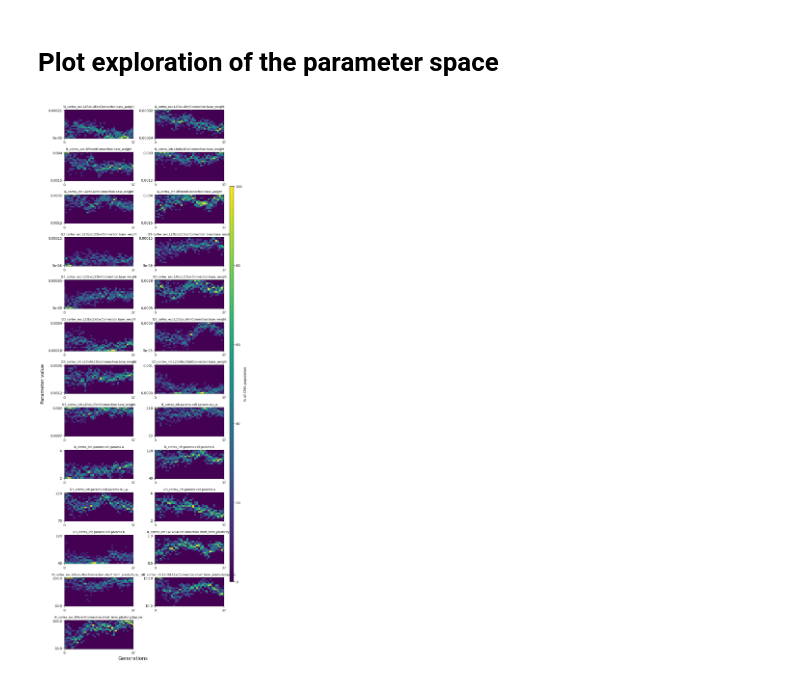
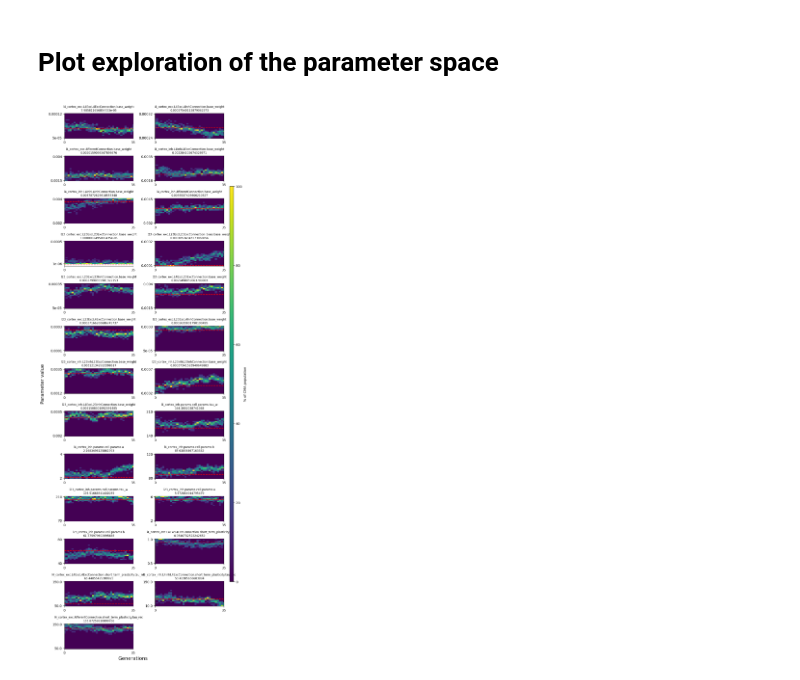
Before and after one commit to DrTaDa/OptLSV1M, a Jupyter notebook: Analyze optimization.ipynb, the cells around one changed output. Cells and saved outputs as stored; diff of their text form; code cells hidden in the pictures.

```diff
--- a/Analyze optimization.ipynb
+++ b/Analyze optimization.ipynb
@@ -24,6 +24,3 @@ fitness_calculator = define_fitness_calculator(opt_config)
 params = define_parameters(opt_config)
 param_names = [p.name for p in params]
 scores_names = [target.name for target in fitness_calculator.objectives]
-
-for p in params:
-    print(p.name, p.bounds)
@@ -141,7 +120,8 @@ sheets.l4_cortex_exc.AfferentConnection.short_term_plasticity.tau_rec: 110.56614
 # %%
 score = [float(f) for f in run["halloffame"][0].fitness.values]
+best_params = [float(f) for f in run["halloffame"][0]]
 pos = [*range(len(score))]
-
+print(sum(score))
 fig, axs = plt.subplots(1, figsize=(3, 0.8 + 0.150 * len(pos)), squeeze=False)
 
 axs[0, 0].barh(pos, score, height=0.7, align="center", color="gray")
@@ -275,36 +256,41 @@ axs = axs.flat
 
 # Plot the histograms
 for param_index, param in enumerate(params):
+
     axs[param_index].imshow(
         100.0 * numpy.flip(histograms[param_index].T, 0),
         aspect="auto",
         interpolation="none",
     )
 
-    axs[param_index].set_title(list(param_names)[param_index].replace("sheets.", ""), size="small")
+    bin_ = 20 * (best_params[param_index] - param.bounds[0]) / (param.bounds[1] - param.bounds[0])
+
+    axs[param_index].axhline(20 - bin_, color="red", ls='--')
+
+    axs[param_index].set_title(list(param_names)[param_index].replace("sheets.", "") + "\n" + f"{best_params[param_index]}", size="small")
 
     x_ticks_pos = [0, int(max_n_gen / gen_per_bin) - 1]
     x_ticks_label = [0, int(max_n_gen / gen_per_bin) * gen_per_bin]
     axs[param_index].set_xticks(x_ticks_pos, x_ticks_label)
     axs[param_index].set_yticks([0, 19], [param.bounds[1], param.bounds[0]])
     axs[param_index].set_xlim(0, int(max_n_gen / gen_per_bin) - 1)
 
 for axs_index in range(len(params), len(axs)):
     axs[axs_index].set_visible(False)
 
 # Add a colorbar common to all subplots
 norm = plt_colors.Normalize(vmin=0, vmax=100, clip=False)
 
 fig.subplots_adjust(right=0.8)
 cbar_ax = fig.add_axes([1, 0.15, 0.02, 0.7])
 fig.colorbar(mappable=cm.ScalarMappable(norm=norm, cmap="viridis"), cax=cbar_ax, label="% of CMA population",)
 
 fig.supxlabel("Generations", size="x-large")
 fig.supylabel("Parameter value", size="x-large")
 
 plt.tight_layout()
 
 plt.savefig(f"./{optimization_folder}/evo_parameters.png", dpi=100, bbox_inches="tight", transparent=True)
 plt.show()
 # %% [output]
-[figure, old version]
+[figure, new version]
```
Also changed, not shown: parts of 10 cells of this notebook, 22 other files.
